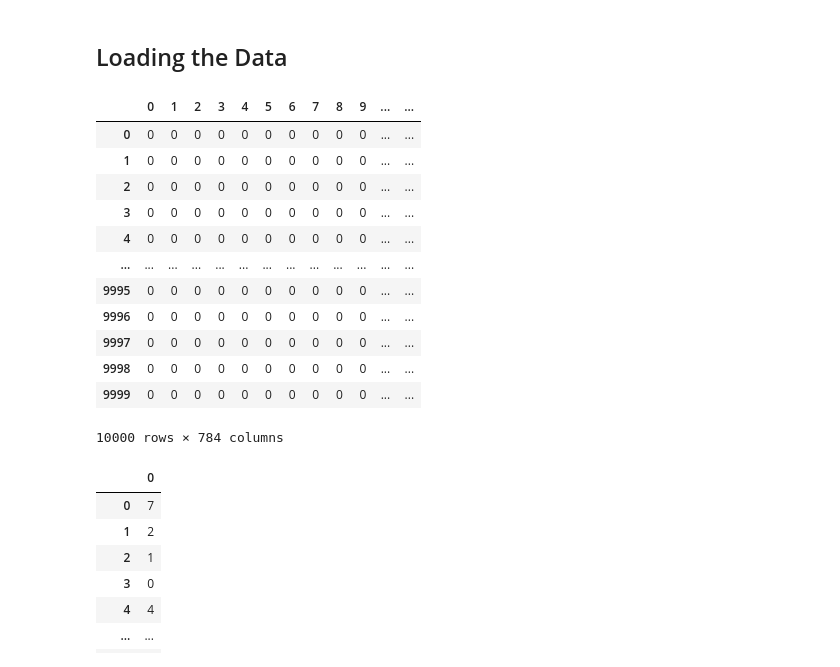
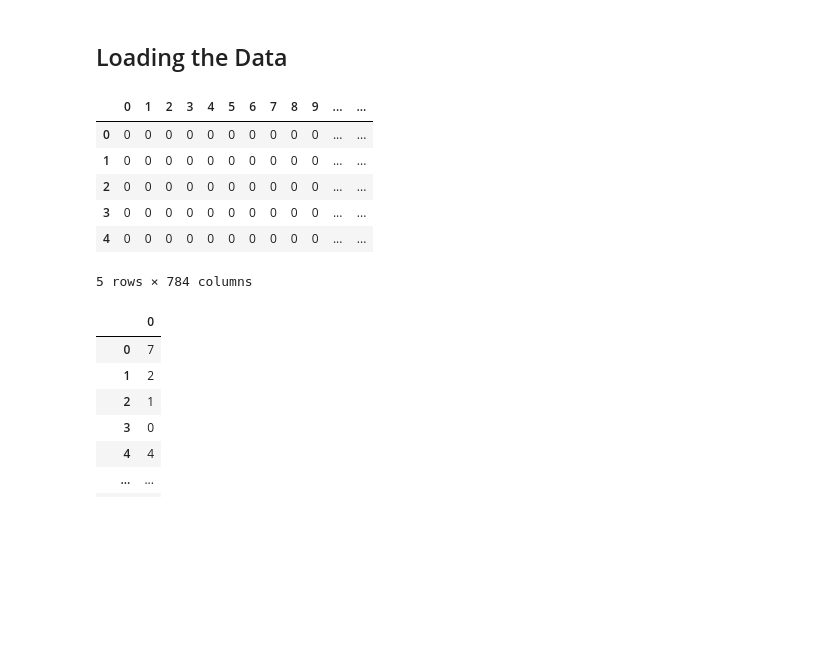
Before and after one commit to AtharvaBOT7/CSE572-DM-HW3-1233380696, a Jupyter notebook: HW3_Task1.ipynb, the cells around one changed output. Saved outputs shown, nothing was run; the diff lists cells and outputs as text; code cells hidden in the pictures; blank space fills up the shorter version.

```diff
--- a/HW3_Task1.ipynb
+++ b/HW3_Task1.ipynb
@@ -18,21 +18,15 @@ plt.rcParams['figure.figsize'] = (10, 6)
 data = pd.read_csv('kmeans_data/data.csv', header=None)
 labels = pd.read_csv('kmeans_data/label.csv', header=None)
 # %%
-data
+data.head()
 # %% [output]
 |  | 0 | 1 | 2 | 3 | 4 | 5 | 6 | 7 | 8 | 9 | ... | ... |
 | 0 | 0 | 0 | 0 | 0 | 0 | 0 | 0 | 0 | 0 | 0 | ... | ... |
 | 1 | 0 | 0 | 0 | 0 | 0 | 0 | 0 | 0 | 0 | 0 | ... | ... |
 | 2 | 0 | 0 | 0 | 0 | 0 | 0 | 0 | 0 | 0 | 0 | ... | ... |
 | 3 | 0 | 0 | 0 | 0 | 0 | 0 | 0 | 0 | 0 | 0 | ... | ... |
 | 4 | 0 | 0 | 0 | 0 | 0 | 0 | 0 | 0 | 0 | 0 | ... | ... |
-| ... | ... | ... | ... | ... | ... | ... | ... | ... | ... | ... | ... | ... |
-| 9995 | 0 | 0 | 0 | 0 | 0 | 0 | 0 | 0 | 0 | 0 | ... | ... |
-| 9996 | 0 | 0 | 0 | 0 | 0 | 0 | 0 | 0 | 0 | 0 | ... | ... |
-| 9997 | 0 | 0 | 0 | 0 | 0 | 0 | 0 | 0 | 0 | 0 | ... | ... |
-| 9998 | 0 | 0 | 0 | 0 | 0 | 0 | 0 | 0 | 0 | 0 | ... | ... |
-| 9999 | 0 | 0 | 0 | 0 | 0 | 0 | 0 | 0 | 0 | 0 | ... | ... |
-10000 rows × 784 columns
+5 rows × 784 columns
 # %%
 labels
 # %% [output]
```
Also changed, not shown: parts of 23 cells of this notebook.
